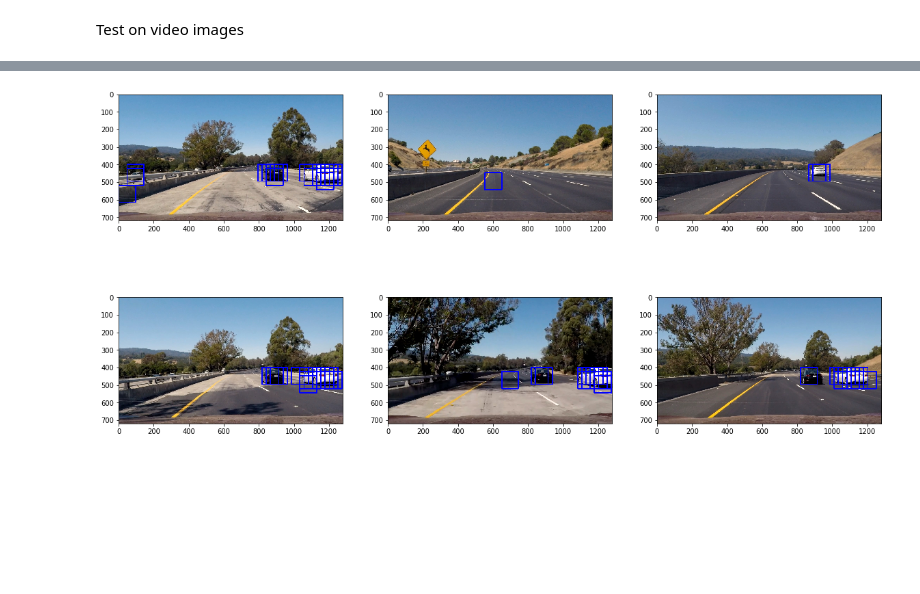
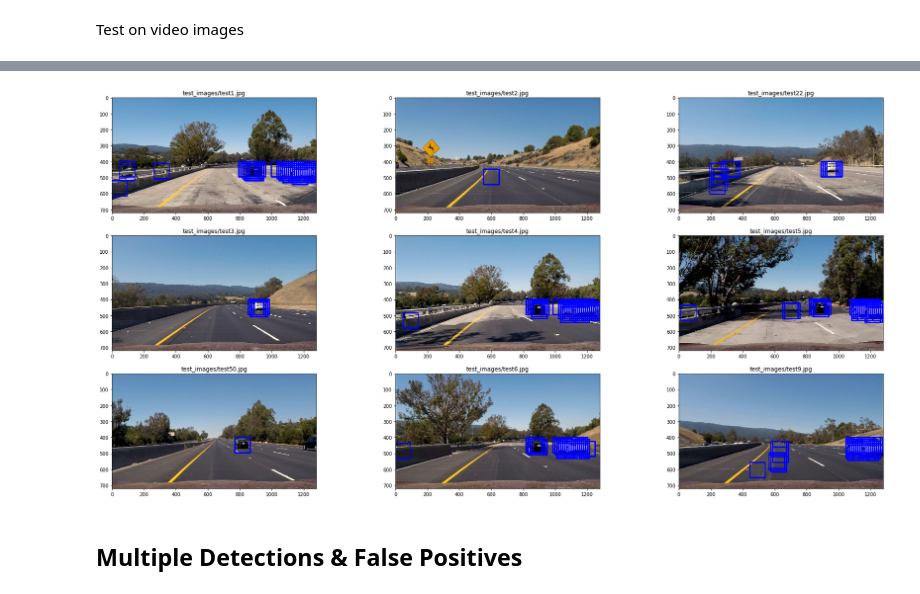
Before and after one commit to XQ-UT/CarND-Vehicle-Detection, a Jupyter notebook: p5.ipynb, the cells around one changed output, grey strips where cells are left out. Drawn from its saved outputs; the diff is of its cells as text; code cells hidden in the pictures; blank space fills up the shorter version.

Commit message:
has false positive problem

```diff
--- a/p5.ipynb
+++ b/p5.ipynb
@@ -274,15 +273,15 @@ Test Accuracy of SVC =  0.9821
 # %% [markdown]
 Test on example Image
 # %%
-test_images = shuffle(vehicles_files)[0:3] + shuffle(non_vehicles_files)[0:3]
+test_images = shuffle(vehicles_files)[0:4] + shuffle(non_vehicles_files)[0:4]
 test_features = extract_features(test_images)
 
 normalized_test_features = X_scaler.transform(test_features)
 test_prediction = svm_clf.predict(normalized_test_features)
 
-plt.figure(figsize = (10, 20))
+plt.figure(figsize = (20, 20))
 for i, test_image in enumerate(test_images):
-    plt.subplot(1,6, i+1)
+    plt.subplot(1,8, i+1)
     plt.imshow(read_rgb_img(test_image))
 
     prediction = 'car' if test_prediction[i] == 1 else 'not car'
@@ -315,7 +312,7 @@ def find_cars(img, ystart, ystop, scale,
     # 64 was the orginal sampling rate, with 8 cells and 8 pix per cell
     window = 64
     nblocks_per_window = (window // pix_per_cell) - cell_per_block + 1
-    cells_per_step = 2  # Instead of overlap, define how many cells to step
+    cells_per_step = 1  # Instead of overlap, define how many cells to step
     nxsteps = (nxblocks - nblocks_per_window) // cells_per_step + 1
     nysteps = (nyblocks - nblocks_per_window) // cells_per_step + 1
 
@@ -323,6 +320,7 @@ def find_cars(img, ystart, ystop, scale,
     gray = cv2.cvtColor(img_tosearch, cv2.COLOR_RGB2GRAY)
     hog = get_hog_features(gray, orient, pix_per_cell, cell_per_block, feature_vec=False)
 
+    bboxes = []
     for xb in range(nxsteps):
         for yb in range(nysteps):
             ypos = yb*cells_per_step
@@ -350,18 +348,24 @@ def find_cars(img, ystart, ystop, scale,
                 ytop_draw = np.int(ytop*scale)
                 win_draw = np.int(window*scale)
                 cv2.rectangle(draw_img,(xbox_left, ytop_draw+ystart),(xbox_left+win_draw,ytop_draw+win_draw+ystart),(0,0,255),6)
-
-    return draw_img
+                bboxes.append(
+                    (
+                        (xbox_left, ytop_draw+ystart),
+                        (xbox_left+win_draw,ytop_draw+win_draw+ystart)
+                    )
+                )
+    return draw_img, bboxes
 # %% [markdown]
 Test on video images
 # %%
 test_video_imgs = glob.glob('test_images/*.jpg')
 detect_imgs = []
+bboxes_from_img = []
 
-plt.figure(figsize=(20,10))
-for i, test_video_img in enumerate(test_video_imgs):
-    test_video_img = read_rgb_img(test_video_img)
-    detect_img = find_cars(test_video_img,
+plt.figure(figsize=(30,15))
+for i, test_video_img_file in enumerate(test_video_imgs):
+    test_video_img = read_rgb_img(test_video_img_file)
+    detect_img, bboxes = find_cars(test_video_img,
                            ystart = 400, ystop = 656, scale = 1.5,
                            svc = svm_clf, X_scaler = X_scaler,
                            orient = 9, pix_per_cell = 8, cell_per_block = 2,
@@ -370,6 +374,9 @@ for i, test_video_img in enumerate(test_video_imgs):
                           )
 
     detect_imgs.append(detect_img)
-    plt.subplot(2,3,i+1)
+    bboxes_from_img.append(bboxes)
+
+    plt.subplot(3,3,i+1)
     plt.imshow(detect_img)
+    plt.title(test_video_img_file)
 # %% [output]
@@ -378 +383,3 @@ for i, test_video_img in enumerate(test_video_imgs):
-[figure, old version]
+[figure, new version]
+# %% [markdown]
+## Multiple Detections & False Positives
```
Also changed, not shown: parts of 13 cells of this notebook.
